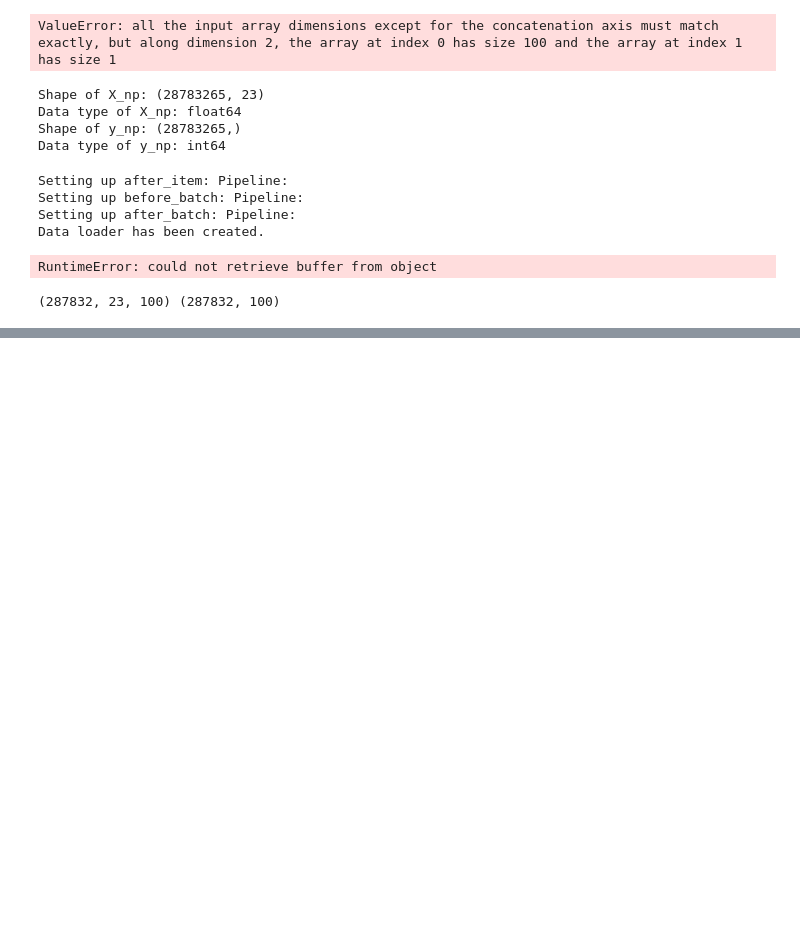
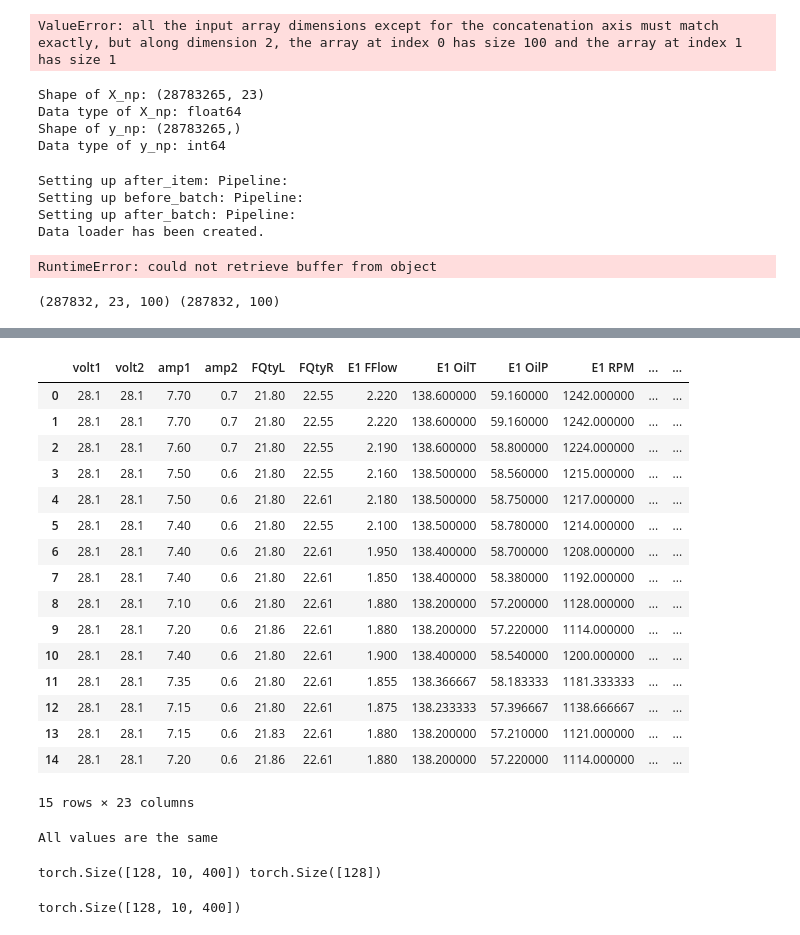
Before and after one commit to Dubeman/ngafid_anomaly_detection, a Jupyter notebook: TSAI_NGAFID.ipynb, the cells around one changed output, grey strips where cells are left out. Saved outputs shown, nothing was run; the diff lists cells and outputs as text; code cells hidden in the pictures; blank space fills up the shorter version.

```diff
--- a/TSAI_NGAFID.ipynb
+++ b/TSAI_NGAFID.ipynb
@@ -349,0 +411,32 @@ ValueError: 'a' cannot be empty unless no samples are taken
+# %%
+import torch
+import torch.nn.functional as F
+
+# Select a group and convert to tensor
+group = padded_sequences[0][:10]
+print("Original DataFrame:")
+print(group)
+
+group_tensor = torch.tensor(group.values).unsqueeze(0).transpose(1, 2)  # Shape: [1, n_features, seq_len]
+
+# Define the desired sequence length and interpolation mode
+current_seq_len = group_tensor.shape[2]
+extra_seq_len = max_sequence_length - current_seq_len
+mode = 'linear'
+
+# Resize to the desired sequence length using interpolation
+if extra_seq_len > 0:
+    extra_tensor = F.interpolate(group_tensor, size=current_seq_len + extra_seq_len, mode=mode, align_corners=False)
+    extra_tensor = extra_tensor[:, :, current_seq_len:]  # Get only the extra observations
+else:
+    extra_tensor = group_tensor[:, :, :0]  # No extra observations needed
+
+# Concatenate the original tensor with the extra observations
+resized_tensor = torch.cat((group_tensor, extra_tensor), dim=2)
+
+# Convert the resized tensor back to a DataFrame
+resized_df = pd.DataFrame(resized_tensor.squeeze().transpose(0, 1).numpy(), columns=group.columns)
+
+# Print the original and resized dataframes for comparison
+print("\nResized DataFrame:")
+print(resized_df)
@@ -349,0 +478,36 @@ ValueError: 'a' cannot be empty unless no samples are taken
+# %%
+resized_df
+# %% [output]
+|  | volt1 | volt2 | amp1 | amp2 | FQtyL | FQtyR | E1 FFlow | E1 OilT | E1 OilP | E1 RPM | ... | ... |
+| 0 | 28.1 | 28.1 | 7.70 | 0.7 | 21.80 | 22.55 | 2.220 | 138.600000 | 59.160000 | 1242.000000 | ... | ... |
+| 1 | 28.1 | 28.1 | 7.70 | 0.7 | 21.80 | 22.55 | 2.220 | 138.600000 | 59.160000 | 1242.000000 | ... | ... |
+| 2 | 28.1 | 28.1 | 7.60 | 0.7 | 21.80 | 22.55 | 2.190 | 138.600000 | 58.800000 | 1224.000000 | ... | ... |
+| 3 | 28.1 | 28.1 | 7.50 | 0.6 | 21.80 | 22.55 | 2.160 | 138.500000 | 58.560000 | 1215.000000 | ... | ... |
+| 4 | 28.1 | 28.1 | 7.50 | 0.6 | 21.80 | 22.61 | 2.180 | 138.500000 | 58.750000 | 1217.000000 | ... | ... |
+| 5 | 28.1 | 28.1 | 7.40 | 0.6 | 21.80 | 22.55 | 2.100 | 138.500000 | 58.780000 | 1214.000000 | ... | ... |
+| 6 | 28.1 | 28.1 | 7.40 | 0.6 | 21.80 | 22.61 | 1.950 | 138.400000 | 58.700000 | 1208.000000 | ... | ... |
+| 7 | 28.1 | 28.1 | 7.40 | 0.6 | 21.80 | 22.61 | 1.850 | 138.400000 | 58.380000 | 1192.000000 | ... | ... |
+| 8 | 28.1 | 28.1 | 7.10 | 0.6 | 21.80 | 22.61 | 1.880 | 138.200000 | 57.200000 | 1128.000000 | ... | ... |
+| 9 | 28.1 | 28.1 | 7.20 | 0.6 | 21.86 | 22.61 | 1.880 | 138.200000 | 57.220000 | 1114.000000 | ... | ... |
+| 10 | 28.1 | 28.1 | 7.40 | 0.6 | 21.80 | 22.61 | 1.900 | 138.400000 | 58.540000 | 1200.000000 | ... | ... |
+| 11 | 28.1 | 28.1 | 7.35 | 0.6 | 21.80 | 22.61 | 1.855 | 138.366667 | 58.183333 | 1181.333333 | ... | ... |
+| 12 | 28.1 | 28.1 | 7.15 | 0.6 | 21.80 | 22.61 | 1.875 | 138.233333 | 57.396667 | 1138.666667 | ... | ... |
+| 13 | 28.1 | 28.1 | 7.15 | 0.6 | 21.83 | 22.61 | 1.880 | 138.200000 | 57.210000 | 1121.000000 | ... | ... |
+| 14 | 28.1 | 28.1 | 7.20 | 0.6 | 21.86 | 22.61 | 1.880 | 138.200000 | 57.220000 | 1114.000000 | ... | ... |
+15 rows × 23 columns
+# %%
+#verify that the forst 10 rows are the same across all the columns
+group[:10]
+
+resized_df[:10]
+
+# check through code if all values are same
+for i in range(10):
+    for j in range(23):
+        if group.iloc[i, j] != resized_df.iloc[i, j]:
+            print(f"Values at index ({i}, {j}) are different")
+            break
+
+print("All values are the same")
+# %% [output]
+All values are the same
@@ -349,0 +524,11 @@ ValueError: 'a' cannot be empty unless no samples are taken
+# %%
+print(xb.shape, yb.shape)
+# %% [output]
+torch.Size([128, 10, 400]) torch.Size([128])
+# %%
+from tsai.all import TSRandomCropPad
+
+out = TSRandomCropPad(0.5)(xb, split_idx=0)
+print(out.shape)
+# %% [output]
+torch.Size([128, 10, 400])
```
Also changed, not shown: parts of 9 cells of this notebook, 3 other files.
